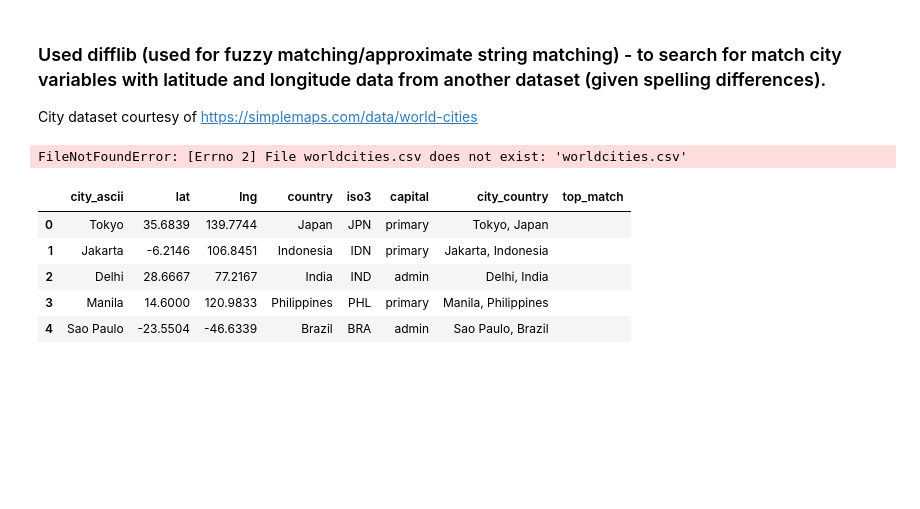
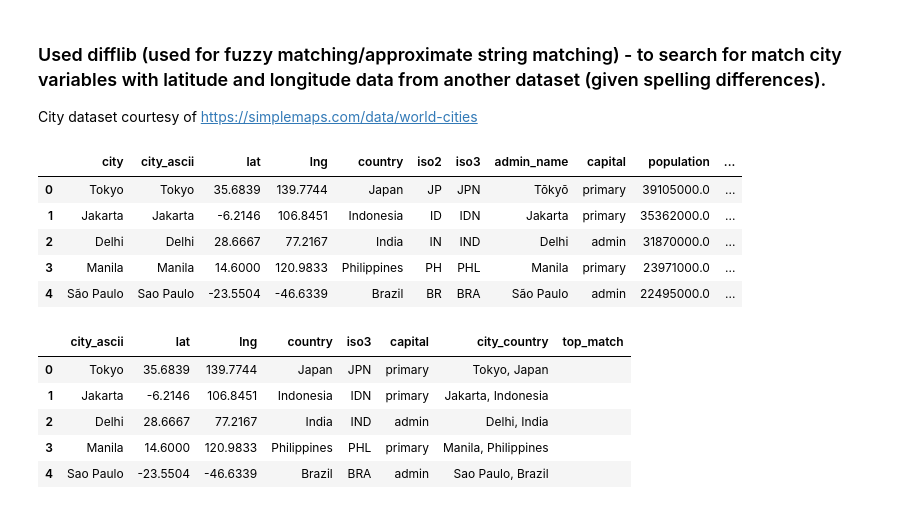
Before and after one commit to alphonsuscjw/Migration-Consultant, a Jupyter notebook: cleaning.ipynb, the cells around one changed output. Cells and saved outputs as stored; diff of their text form; code cells hidden in the pictures; blank space fills up the shorter version.

```diff
--- a/cleaning.ipynb
+++ b/cleaning.ipynb
@@ -391,10 +391,15 @@ merge3_df.head()
 
 City dataset courtesy of <https://simplemaps.com/data/world-cities>
 # %%
-world_cities_df = pd.read_csv("worldcities.csv",header=0)
+world_cities_df = pd.read_csv(os.path.join("dataset","worldcities.csv"),header=0)
 world_cities_df.head()
 # %% [output]
-FileNotFoundError: [Errno 2] File worldcities.csv does not exist: 'worldcities.csv'
+|  | city | city_ascii | lat | lng | country | iso2 | iso3 | admin_name | capital | population | ... |
+| 0 | Tokyo | Tokyo | 35.6839 | 139.7744 | Japan | JP | JPN | Tōkyō | primary | 39105000.0 | ... |
+| 1 | Jakarta | Jakarta | -6.2146 | 106.8451 | Indonesia | ID | IDN | Jakarta | primary | 35362000.0 | ... |
+| 2 | Delhi | Delhi | 28.6667 | 77.2167 | India | IN | IND | Delhi | admin | 31870000.0 | ... |
+| 3 | Manila | Manila | 14.6000 | 120.9833 | Philippines | PH | PHL | Manila | primary | 23971000.0 | ... |
+| 4 | São Paulo | Sao Paulo | -23.5504 | -46.6339 | Brazil | BR | BRA | São Paulo | admin | 22495000.0 | ... |
 # %%
 world_cities_df.drop(columns=['city','iso2','admin_name','population','id'], inplace=True)
 world_cities_df['city_country'] = world_cities_df['city_ascii'] + ', ' + world_cities_df['country']
```
Also changed, not shown: parts of 2 cells of this notebook, 2 other files.
